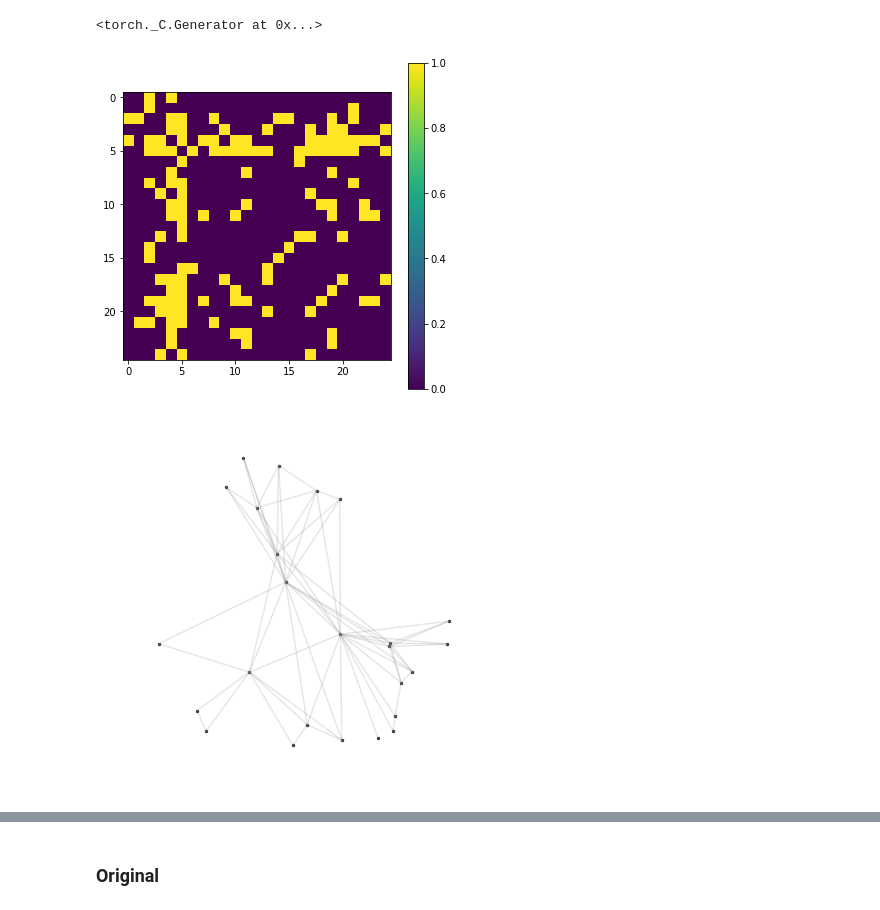
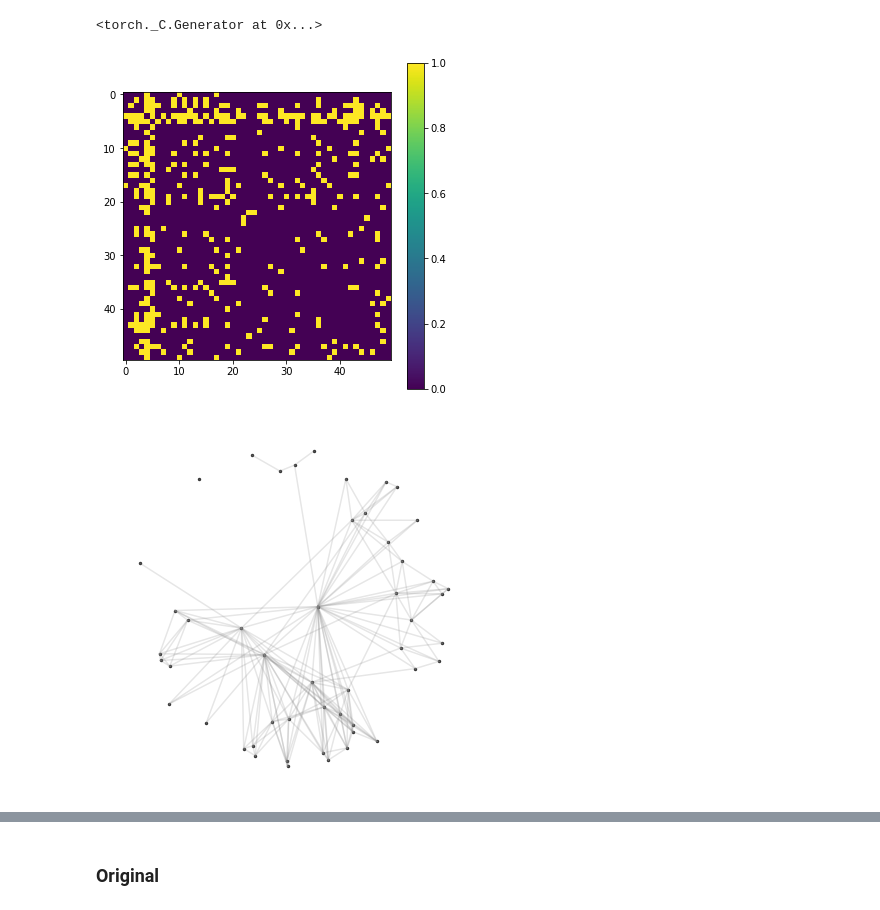
Before and after one commit to mozzhorin/VIRGMo, a Jupyter notebook: playground/hrg_train.ipynb, the cells around one changed output, grey strips where cells are left out. Saved outputs shown, nothing was run; the diff lists cells and outputs as text; code cells hidden in the pictures.

```diff
--- a/playground/hrg_train.ipynb
+++ b/playground/hrg_train.ipynb
@@ -18,18 +18,18 @@ def noise_phi(x, rel_var=0.1):
 # %%
 logit = lambda x: (x/(1-x)).log()
 # %%
-N = 25
+N = 50
 R = torch.tensor([6.0]).double()
 alpha = .7
 T = 0.1
 
 G = HRG(R=R, alpha=alpha, T=T)
 r, theta, A = G.generate(N)
 G.show()
 G.plot()
 # %% [output]
-[figure, old version]
+[figure, new version]
-[figure, old version]
+[figure, new version]
 # %%
 r_init = noise_r(r, R, rel_var=0.05)
 phi_init = noise_phi(theta, 0.05)
```
Also changed, not shown: parts of 6 cells of this notebook, 4 other files.
